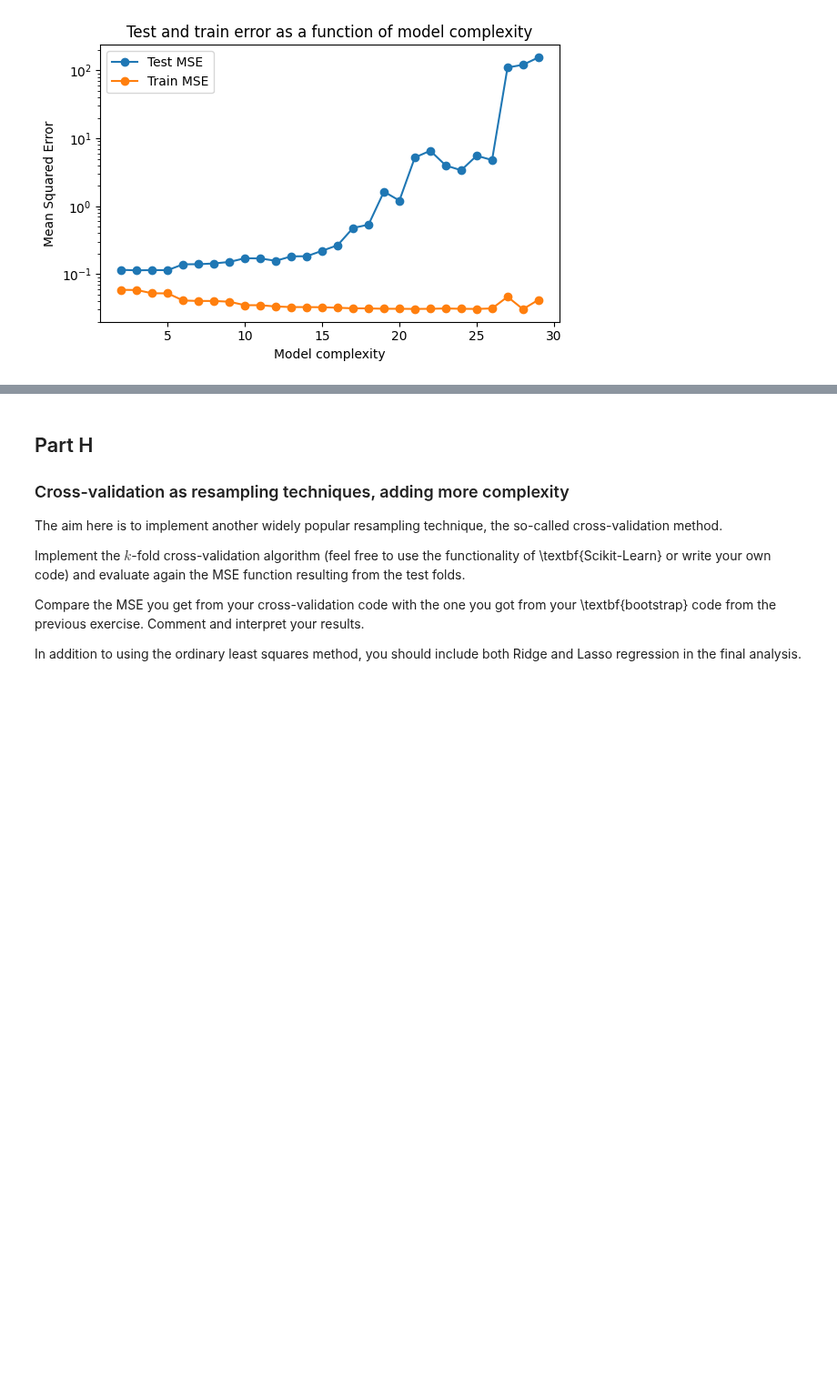
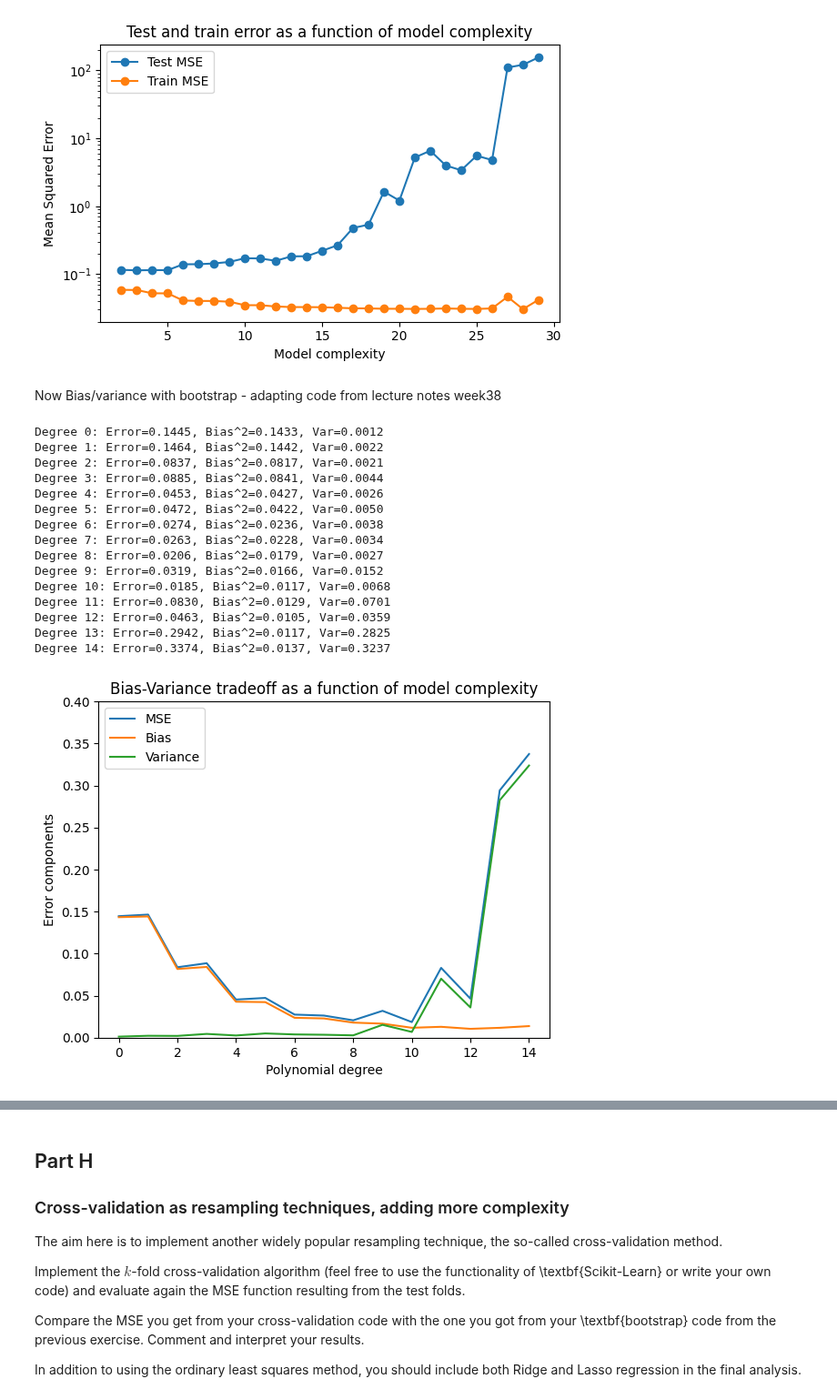
Before and after one commit to Twaal/applied-data-analysis-and-ml, a Jupyter notebook: Project1/code/project1.ipynb, the cells around one changed output, grey strips where cells are left out. Shown at 91% size. Cells and saved outputs as stored; diff of their text form; code cells hidden in the pictures; blank space fills up the shorter version.

```diff
--- a/Project1/code/project1.ipynb
+++ b/Project1/code/project1.ipynb
@@ -833,3 +832,71 @@ plt.tight_layout()
 plt.show()
 # %% [output]
 [figure]
+# %% [markdown]
+Now Bias/variance with bootstrap - adapting code from lecture notes week38
+# %%
+from sklearn.utils import resample
+
+np.random.seed(42)
+n =70
+n_bootstraps = 100
+maxdegree = 15
+
+x = np.linspace(-1, 1, n)
+y = runge_function(x) + np.random.normal(0, 0.1, n)
+
+X_all = x.reshape(-1, 1)
+X_train, X_test, y_train, y_test = train_test_split(X_all, y, test_size=0.2, random_state=1)
+
+error = np.zeros(maxdegree)
+bias = np.zeros(maxdegree)
+variance = np.zeros(maxdegree)
+
+
+for degree in range(maxdegree):
+    X_train_poly = polynomial_features(X_train.flatten(), degree)
+    X_test_poly = polynomial_features(X_test.flatten(), degree)
+
+    y_pred = np.empty((y_test.shape[0], n_bootstraps))
+
+    for i in range(n_bootstraps):
+        X_res, y_res = resample(X_train_poly, y_train)
+
+        beta = OLS_parameters(X_res, y_res)
+
+        y_pred[:, i] = X_test_poly @ beta
+
+    error[degree] = np.mean((y_test.reshape(-1,1) - y_pred)**2)
+    bias[degree] = np.mean((y_test.reshape(-1,1) - np.mean(y_pred, axis=1, keepdims=True))**2)
+    variance[degree] = np.mean(np.var(y_pred, axis=1, keepdims=True))
+
+    #print(f"Degree {degree}: Error={error[degree]:.4f}, Bias^2={bias[degree]:.4f}, Var={variance[degree]:.4f}")
+
+
+plt.plot(range(maxdegree), error, label="MSE")
+plt.plot(range(maxdegree), bias, label="Bias")
+plt.plot(range(maxdegree), variance, label="Variance")
+plt.ylim(top=0.4)
+plt.ylim(bottom=0)
+plt.xlabel("Polynomial degree")
+plt.ylabel("Error components")
+plt.title("Bias-Variance tradeoff as a function of model complexity")
+plt.legend()
+plt.show()
+# %% [output]
+Degree 0: Error=0.1445, Bias^2=0.1433, Var=0.0012
+Degree 1: Error=0.1464, Bias^2=0.1442, Var=0.0022
+Degree 2: Error=0.0837, Bias^2=0.0817, Var=0.0021
+Degree 3: Error=0.0885, Bias^2=0.0841, Var=0.0044
+Degree 4: Error=0.0453, Bias^2=0.0427, Var=0.0026
+Degree 5: Error=0.0472, Bias^2=0.0422, Var=0.0050
+Degree 6: Error=0.0274, Bias^2=0.0236, Var=0.0038
+Degree 7: Error=0.0263, Bias^2=0.0228, Var=0.0034
+Degree 8: Error=0.0206, Bias^2=0.0179, Var=0.0027
+Degree 9: Error=0.0319, Bias^2=0.0166, Var=0.0152
+Degree 10: Error=0.0185, Bias^2=0.0117, Var=0.0068
+Degree 11: Error=0.0830, Bias^2=0.0129, Var=0.0701
+Degree 12: Error=0.0463, Bias^2=0.0105, Var=0.0359
+Degree 13: Error=0.2942, Bias^2=0.0117, Var=0.2825
+Degree 14: Error=0.3374, Bias^2=0.0137, Var=0.3237
+[figure, added]
```
Also changed, not shown: parts of 4 cells of this notebook.
